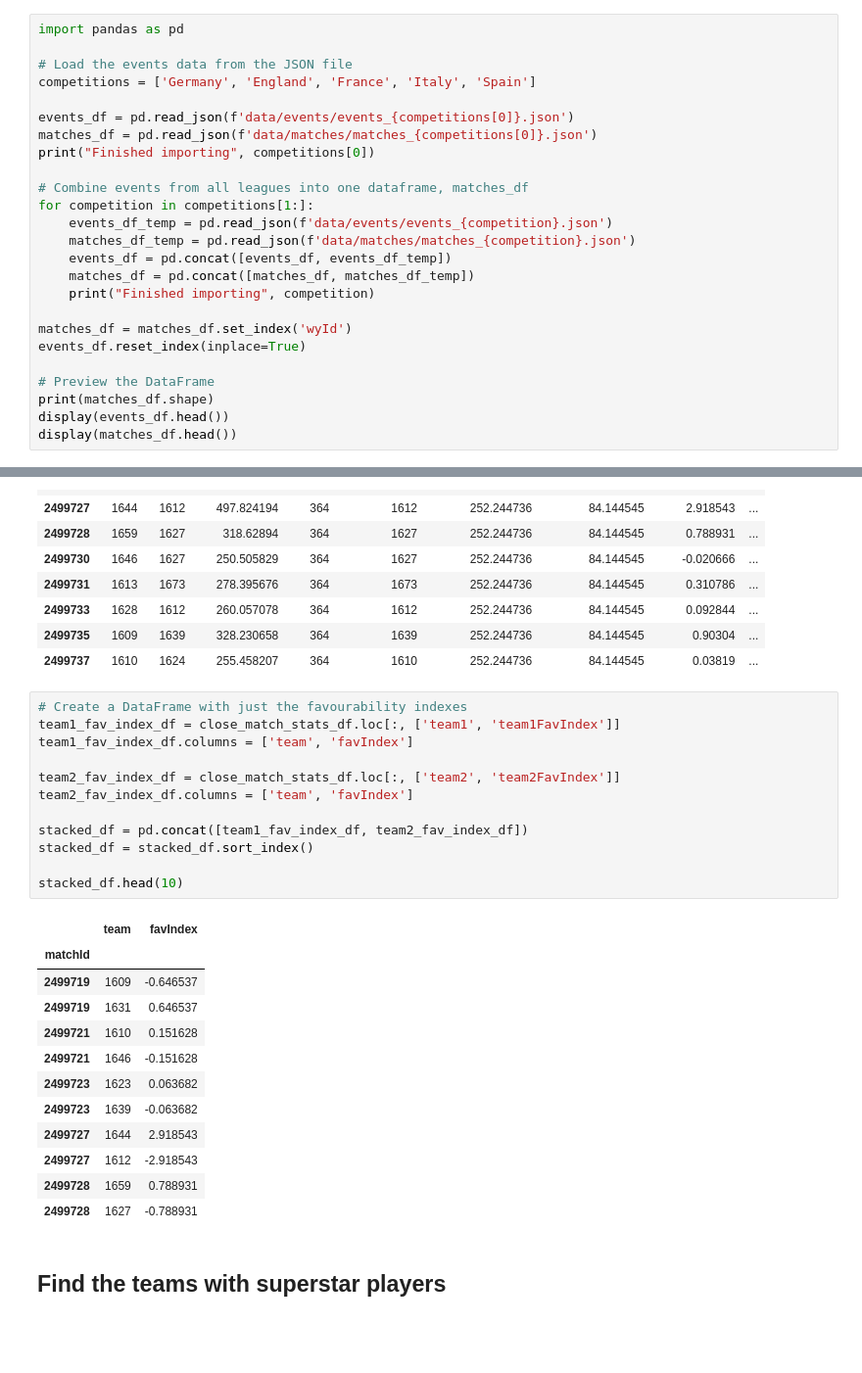
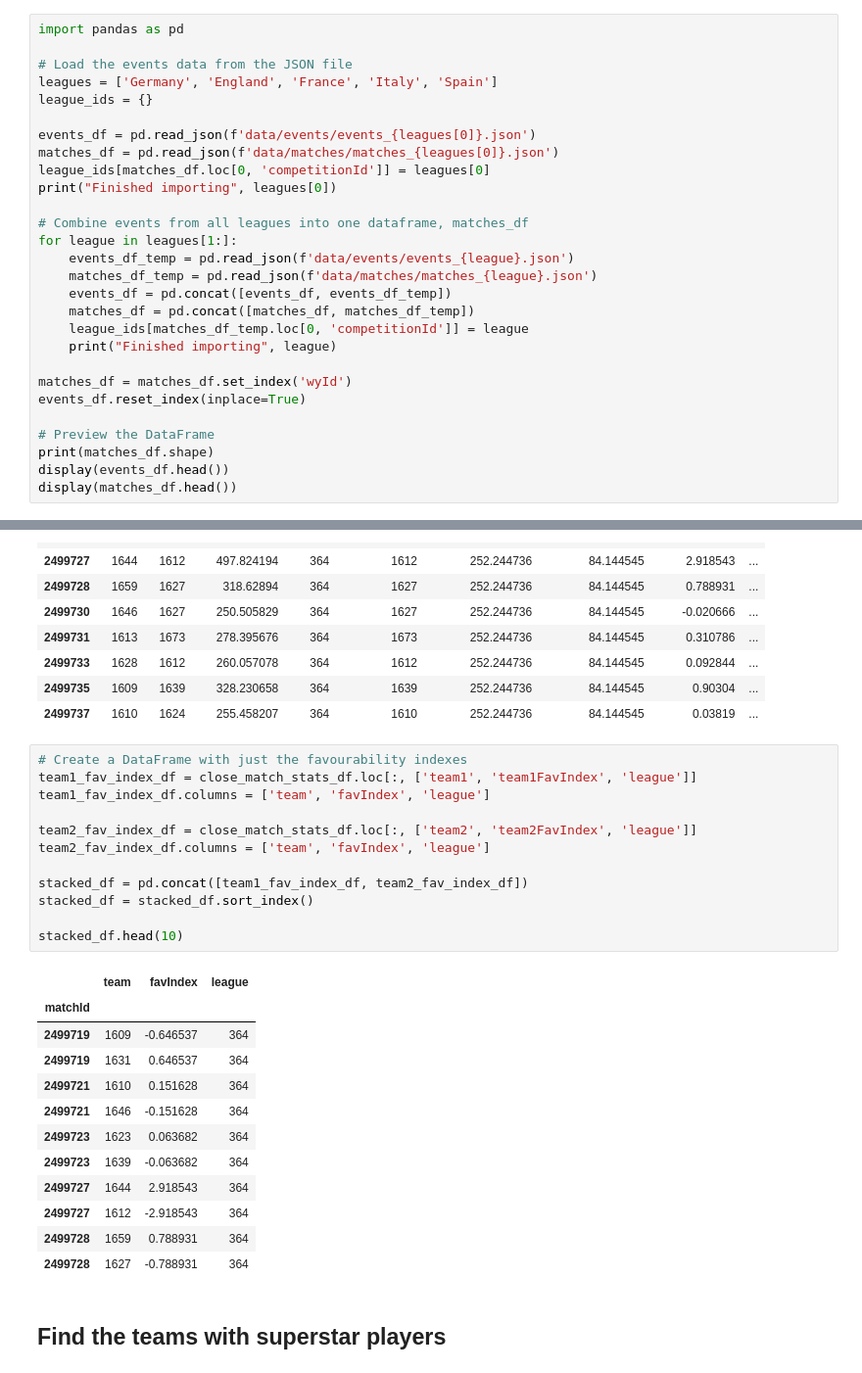
Before and after one commit to Jeevanthiruchittampalam/ESPNAnalytics, a Jupyter notebook: rq1/rq1.ipynb, the cells around one changed output, grey strips where cells are left out. Shown at 98% size. Saved outputs shown, nothing was run; the diff lists cells and outputs as text; blank space fills up the shorter version.

```diff
--- a/rq1/rq1.ipynb
+++ b/rq1/rq1.ipynb
@@ -8,19 +8,22 @@ Use match data from the top 5 European leagues (England, Spain, Germany, Italy,
 import pandas as pd
 
 # Load the events data from the JSON file
-competitions = ['Germany', 'England', 'France', 'Italy', 'Spain']
+leagues = ['Germany', 'England', 'France', 'Italy', 'Spain']
+league_ids = {}
 
-events_df = pd.read_json(f'data/events/events_{competitions[0]}.json')
-matches_df = pd.read_json(f'data/matches/matches_{competitions[0]}.json')
-print("Finished importing", competitions[0])
+events_df = pd.read_json(f'data/events/events_{leagues[0]}.json')
+matches_df = pd.read_json(f'data/matches/matches_{leagues[0]}.json')
+league_ids[matches_df.loc[0, 'competitionId']] = leagues[0]
+print("Finished importing", leagues[0])
 
 # Combine events from all leagues into one dataframe, matches_df
-for competition in competitions[1:]:
-    events_df_temp = pd.read_json(f'data/events/events_{competition}.json')
-    matches_df_temp = pd.read_json(f'data/matches/matches_{competition}.json')
+for league in leagues[1:]:
+    events_df_temp = pd.read_json(f'data/events/events_{league}.json')
+    matches_df_temp = pd.read_json(f'data/matches/matches_{league}.json')
     events_df = pd.concat([events_df, events_df_temp])
     matches_df = pd.concat([matches_df, matches_df_temp])
-    print("Finished importing", competition)
+    league_ids[matches_df_temp.loc[0, 'competitionId']] = league
+    print("Finished importing", league)
 
 matches_df = matches_df.set_index('wyId')
 events_df.reset_index(inplace=True)
@@ -208,29 +211,29 @@ close_match_stats_df.head(10)
 | 2499737 | 1610 | 1624 | 255.458207 | 364 | 1610 | 252.244736 | 84.144545 | 0.03819 | ... |
 # %%
 # Create a DataFrame with just the favourability indexes
-team1_fav_index_df = close_match_stats_df.loc[:, ['team1', 'team1FavIndex']]
-team1_fav_index_df.columns = ['team', 'favIndex']
+team1_fav_index_df = close_match_stats_df.loc[:, ['team1', 'team1FavIndex', 'league']]
+team1_fav_index_df.columns = ['team', 'favIndex', 'league']
 
-team2_fav_index_df = close_match_stats_df.loc[:, ['team2', 'team2FavIndex']]
-team2_fav_index_df.columns = ['team', 'favIndex']
+team2_fav_index_df = close_match_stats_df.loc[:, ['team2', 'team2FavIndex', 'league']]
+team2_fav_index_df.columns = ['team', 'favIndex', 'league']
 
 stacked_df = pd.concat([team1_fav_index_df, team2_fav_index_df])
 stacked_df = stacked_df.sort_index()
 
 stacked_df.head(10)
 # %% [output]
-|  | team | favIndex |
-| matchId |  |  |
-| 2499719 | 1609 | -0.646537 |
-| 2499719 | 1631 | 0.646537 |
-| 2499721 | 1610 | 0.151628 |
-| 2499721 | 1646 | -0.151628 |
-| 2499723 | 1623 | 0.063682 |
-| 2499723 | 1639 | -0.063682 |
-| 2499727 | 1644 | 2.918543 |
-| 2499727 | 1612 | -2.918543 |
-| 2499728 | 1659 | 0.788931 |
-| 2499728 | 1627 | -0.788931 |
+|  | team | favIndex | league |
+| matchId |  |  |  |
+| 2499719 | 1609 | -0.646537 | 364 |
+| 2499719 | 1631 | 0.646537 | 364 |
+| 2499721 | 1610 | 0.151628 | 364 |
+| 2499721 | 1646 | -0.151628 | 364 |
+| 2499723 | 1623 | 0.063682 | 364 |
+| 2499723 | 1639 | -0.063682 | 364 |
+| 2499727 | 1644 | 2.918543 | 364 |
+| 2499727 | 1612 | -2.918543 | 364 |
+| 2499728 | 1659 | 0.788931 | 364 |
+| 2499728 | 1627 | -0.788931 | 364 |
 # %% [markdown]
 ## Find the teams with superstar players
 # %%
```
Also changed, not shown: parts of 7 cells of this notebook.
